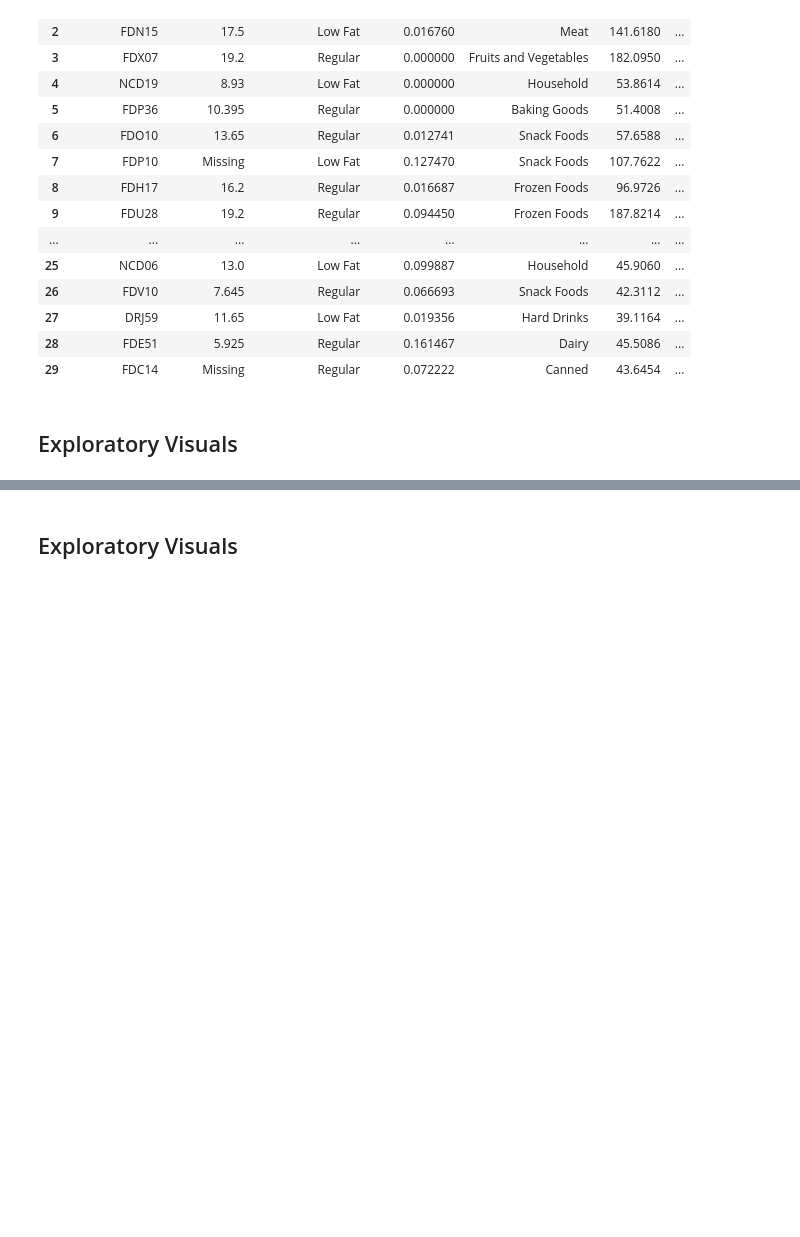
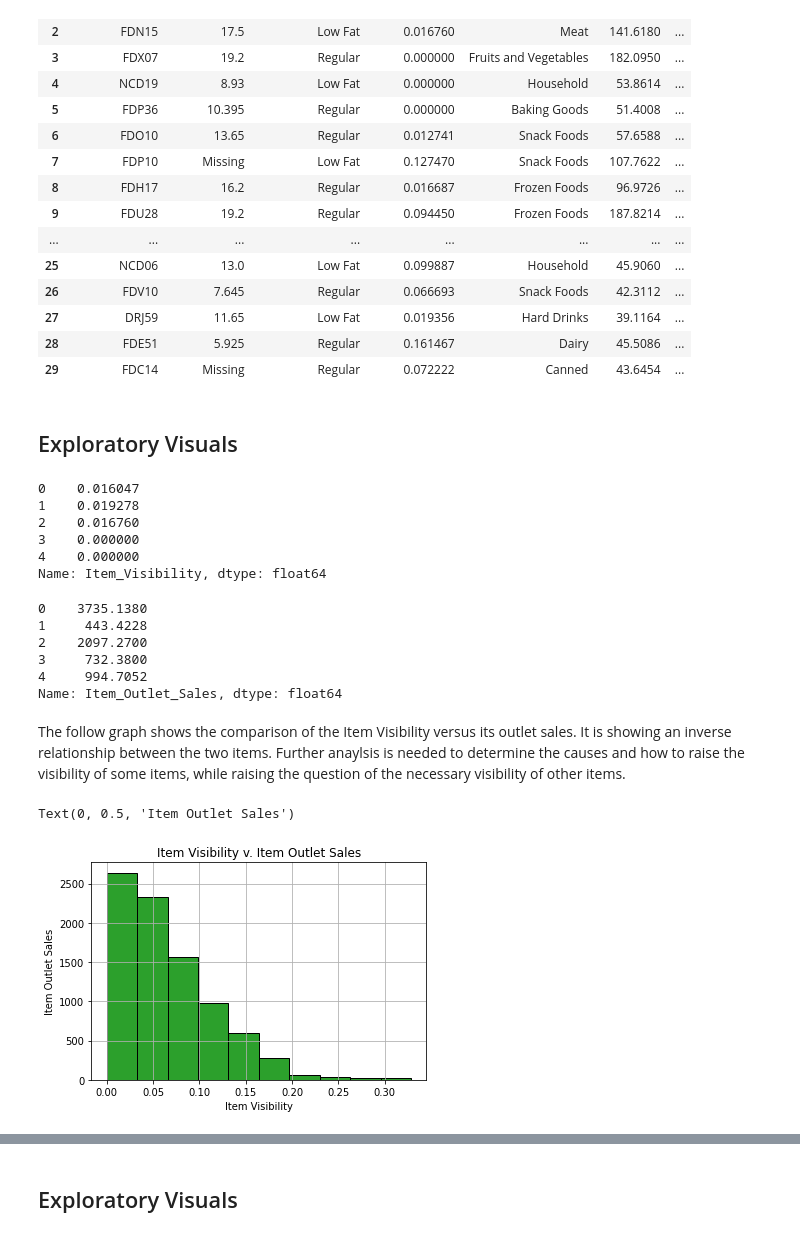
Before and after one commit to HeatherAnnFoster/Regression--Prediciton-of-Grocery-Sales, a Jupyter notebook: P_1_W2_Heather_Foster_Regression_Prediction_of_Grocery_Sales.ipynb, the cells around one changed output, grey strips where cells are left out. Cells and saved outputs as stored; diff of their text form; code cells hidden in the pictures; blank space fills up the shorter version.

```diff
--- a/P_1_W2_Heather_Foster_Regression_Prediction_of_Grocery_Sales.ipynb
+++ b/P_1_W2_Heather_Foster_Regression_Prediction_of_Grocery_Sales.ipynb
@@ -223,3 +223,33 @@ df.head(30)
 | 29 | FDC14 | Missing | Regular | 0.072222 | Canned | 43.6454 | ... |
 # %% [markdown]
 ## Exploratory Visuals ##
+# %%
+df['Item_Visibility'].head()
+# %% [output]
+0    0.016047
+1    0.019278
+2    0.016760
+3    0.000000
+4    0.000000
+Name: Item_Visibility, dtype: float64
+# %%
+df['Item_Outlet_Sales'].head()
+# %% [output]
+0    3735.1380
+1     443.4228
+2    2097.2700
+3     732.3800
+4     994.7052
+Name: Item_Outlet_Sales, dtype: float64
+# %% [markdown]
+The follow graph shows the comparison of the Item Visibility versus its outlet sales.  It is showing an inverse relationship between the two items.  Further anaylsis is needed to determine the causes and how to raise the visibility of some items, while raising the question of the necessary visibility of other items.
+# %%
+df['Item_Visibility'].hist()
+ax=df['Item_Visibility'].hist()
+ax=df['Item_Visibility'].hist(bins = 10, edgecolor = 'black')
+ax.set_title('Item Visibility v. Item Outlet Sales')
+ax.set_xlabel('Item Visibility')
+ax.set_ylabel('Item Outlet Sales')
+# %% [output]
+Text(0, 0.5, 'Item Outlet Sales')
+[figure, added]
```
Also changed, not shown: parts of 3 cells of this notebook.
